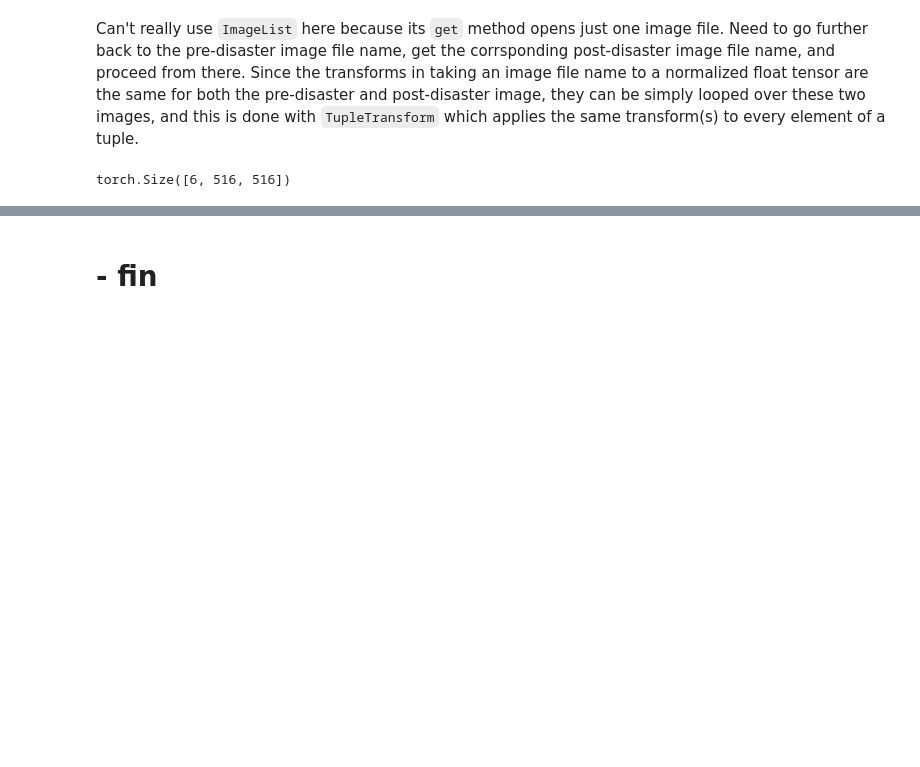
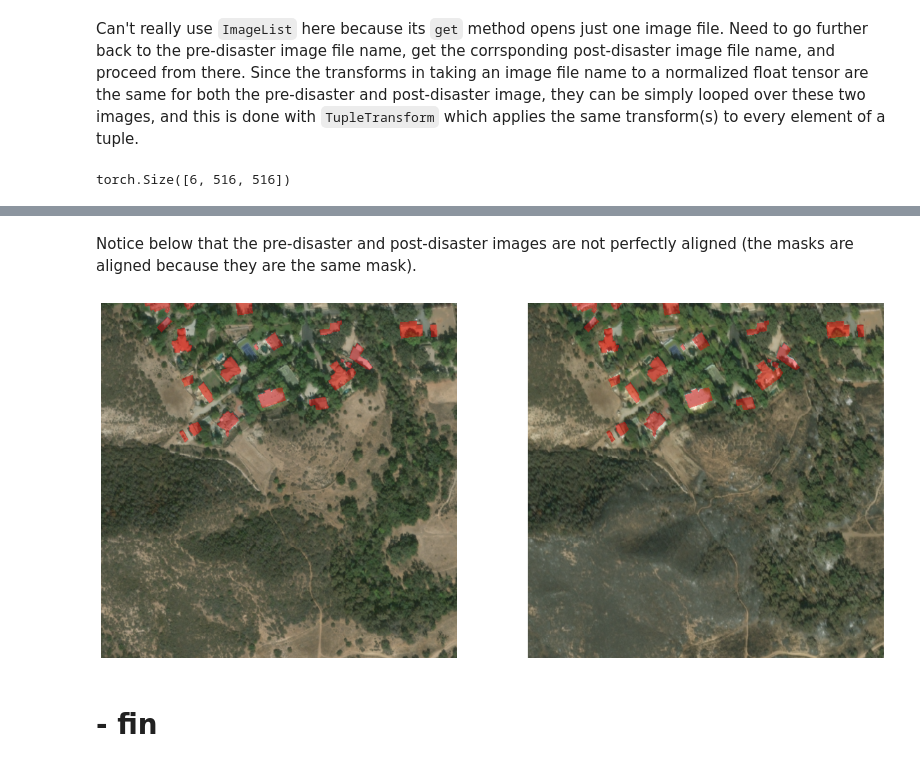
Before and after one commit to qAp/xview2comp, a Jupyter notebook: 01b_load_data_2in1out.ipynb, the cells around one changed output, grey strips where cells are left out. Saved outputs shown, nothing was run; the diff lists cells and outputs as text; code cells hidden in the pictures; blank space fills up the shorter version.

```diff
--- a/01b_load_data_2in1out.ipynb
+++ b/01b_load_data_2in1out.ipynb
@@ -243,0 +258,13 @@ torch.Size([6, 516, 516])
+# %%
+sz = 516
+
+tfms_imgs = [PIL.Image.open, ResizeFixed(sz, resample=PIL.Image.BILINEAR), to_byte_tensor, to_float_tensor, Normalize(1/255)]
+xtfms = [get_imgpaths, TupleTransform(tfms_imgs), concat_channels]
+il = ItemList(npreimgs, tfms=xtfms)
+sd = SplitData.split_by_random(il, val_pct=.1)
+
+ytfms = [ResizeFixed(sz, resample=PIL.Image.NEAREST), to_byte_tensor, to_float_tensor]
+ll = label_by_func(sd, img2damgmask_fpath, listtype=ImageList, tfms=ytfms)
+# %%
+idx = 165
+x, y = ll.train.x[idx], ll.train.y[idx]
@@ -244,3 +295,17 @@ torch.Size([6, 516, 516])
+# %%
+def show_sample(*imgs, mas=None, figsize=(4, 4)):
+    _, axs = plt.subplots(nrows=1, ncols=len(imgs), figsize=figsize)
+    for ax, img in zip(np.array([axs]).flatten(), imgs):
+        ax.axis('off')
+        ax.imshow(img.permute(1, 2, 0))
+        if mas is not None:
+            ax.imshow(mas[0], cmap=CMAP, alpha=.4)
+# %% [markdown]
+Notice below that the pre-disaster and post-disaster images are not perfectly aligned (the masks are aligned because they are the same mask).
+# %%
+show_sample(x[:3], x[3:], mas=y, figsize=(20, 10))
+# %% [output]
+[figure, added]
 # %% [markdown]
 # - fin
 # %%
```
Also changed, not shown: parts of 11 cells of this notebook.
